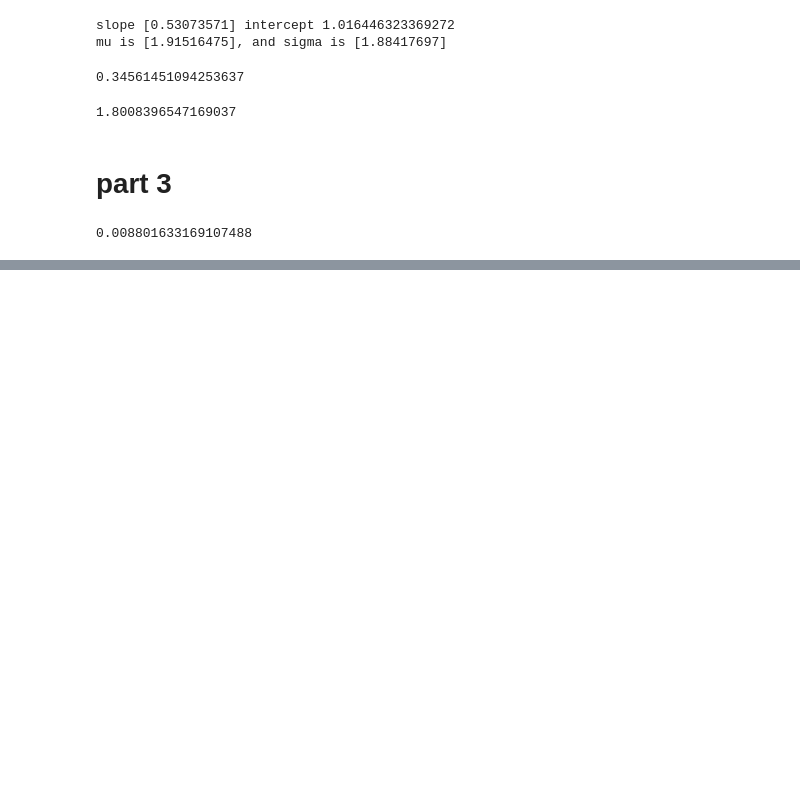
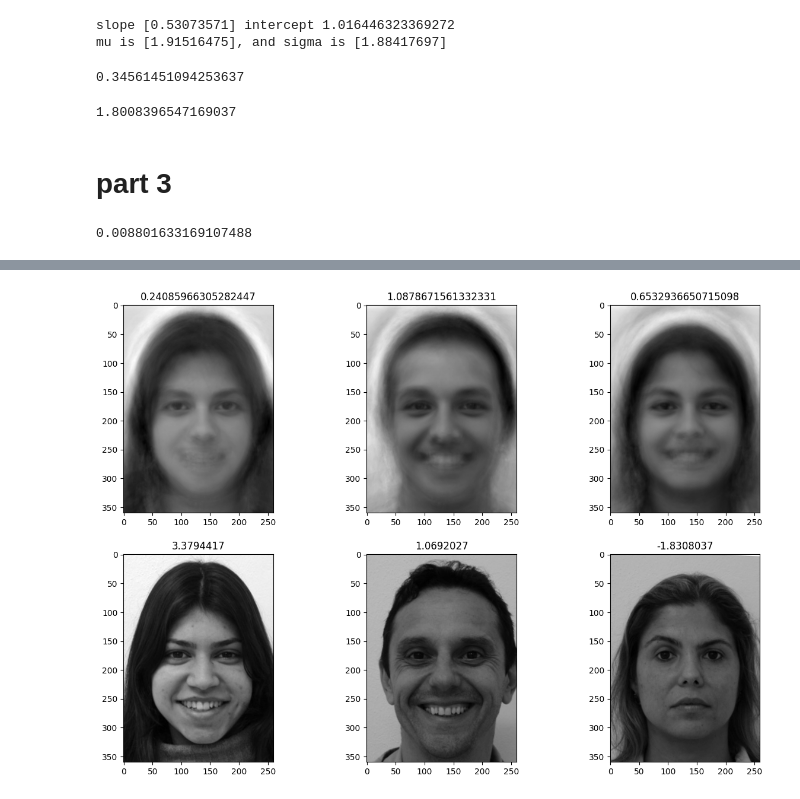
Before and after one commit to s180820/02458_Cognitive_Modelling, a Jupyter notebook: exam21.ipynb, the cells around one changed output, grey strips where cells are left out. Saved outputs shown, nothing was run; the diff lists cells and outputs as text; code cells hidden in the pictures; blank space fills up the shorter version.

```diff
--- a/exam21.ipynb
+++ b/exam21.ipynb
@@ -149,0 +152,11 @@ norm.pdf(5, 0, 10)*0.25
+# %%
+#Linear Model
+# y = x*Beta + d
+img1 = np.loadtxt("Exam/exam21/image1.txt") #img 1
+img2 = np.loadtxt("Exam/exam21/image2.txt") #img 2
+img3 = np.loadtxt("Exam/exam21/image3.txt") #img 3
+PCA_scores = np.loadtxt("Exam/exam21/PCA_Scores.txt") #x
+RegressionParameters = np.loadtxt("Exam/exam21/RegressionParameters.txt") #Beta
+RegressionIntercept = np.loadtxt("Exam/exam21/RegressionIntercept.txt") #d
+smileIndx = np.loadtxt("Exam/exam21/smileIndx.txt") # True y
+mean_image = np.loadtxt("Exam/exam21/mean_image.txt")
@@ -149,0 +172,3 @@ norm.pdf(5, 0, 10)*0.25
+# %%
+calc_smileindx = np.dot(PCA_scores, RegressionParameters) + RegressionIntercept #Predicted smile index (y)
+calc_smileindx
@@ -149,0 +184,22 @@ norm.pdf(5, 0, 10)*0.25
+# %%
+#PCA_components = pd.DataFrame(np.loadtxt("exam21/PCA_Components.txt"))
+PCA_components = np.loadtxt("Exam/exam21/PCA_Components.txt")
+I_r = np.dot(PCA_scores, np.transpose(PCA_components)) # I_r = x*Beta    I_r is the image reconstructed
+# %%
+fig, axes = plt.subplots(2, 3, figsize=(15, 10))
+
+axes[0,0].imshow(np.transpose(I_r[0,:].reshape(260,360)) + mean_image, cmap='gray') # here it is a flattened image being reshaped into a matrix. before it was a column, now it is a row, becoming a matrix.
+axes[0,1].imshow(np.transpose(I_r[1,:].reshape(260,360)) + mean_image, cmap='gray')
+axes[0,2].imshow(np.transpose(I_r[2,:].reshape(260,360)) + mean_image, cmap='gray')
+axes[0,0].set_title(calc_smileindx[0])
+axes[0,1].set_title(calc_smileindx[1])
+axes[0,2].set_title(calc_smileindx[2])
+axes[1,0].imshow(img1, cmap='gray')
+axes[1,1].imshow(img2, cmap='gray')
+axes[1,2].imshow(img3, cmap='gray')
+axes[1,0].set_title(smileIndx[0])
+axes[1,1].set_title(smileIndx[1])
+axes[1,2].set_title(smileIndx[2])
+plt.show()
+# %% [output]
+[figure, added]
```
Also changed, not shown: parts of 6 cells of this notebook.
